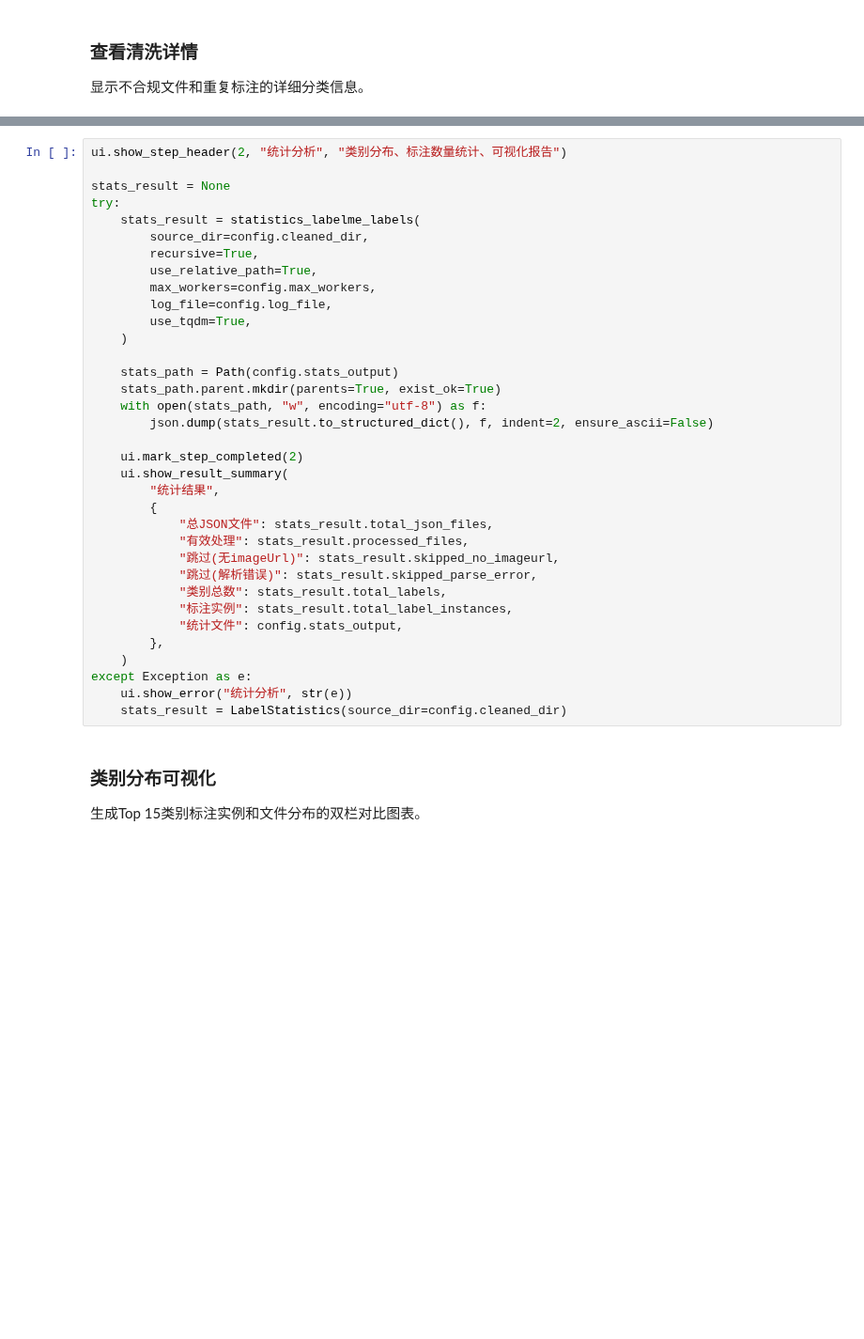
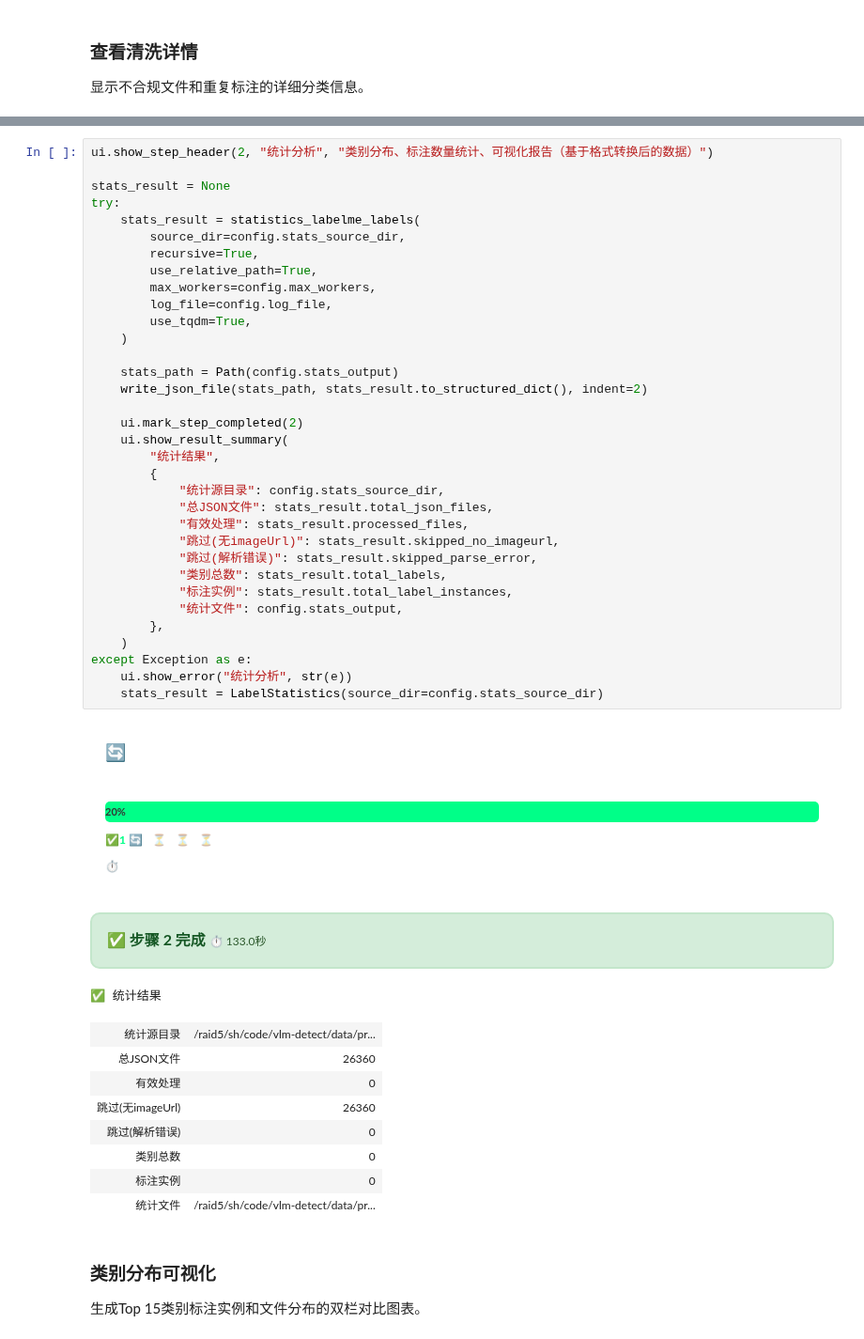
Before and after one commit to SunHao-AI/gemma4-ft, a Jupyter notebook: gemma4_multimodal_demo/notebooks/01-data_preparation-labelme_processing.ipynb, the cells around one changed output, grey strips where cells are left out. Shown at 94% size. Saved outputs shown, nothing was run; the diff lists cells and outputs as text; blank space fills up the shorter version.

```diff
--- a/gemma4_multimodal_demo/notebooks/01-data_preparation-labelme_processing.ipynb
+++ b/gemma4_multimodal_demo/notebooks/01-data_preparation-labelme_processing.ipynb
@@ -370,40 +745,55 @@ else:
 - **多线程并行处理** — `max_workers` 控制并行线程数
 - **结构化JSON输出** — 类别按字母排序，数量键按数字排序
 # %%
-ui.show_step_header(2, "统计分析", "类别分布、标注数量统计、可视化报告")
+ui.show_step_header(2, "统计分析", "类别分布、标注数量统计、可视化报告（基于格式转换后的数据）")
 
 stats_result = None
 try:
     stats_result = statistics_labelme_labels(
-        source_dir=config.cleaned_dir,
+        source_dir=config.stats_source_dir,
         recursive=True,
         use_relative_path=True,
         max_workers=config.max_workers,
         log_file=config.log_file,
         use_tqdm=True,
     )
 
     stats_path = Path(config.stats_output)
-    stats_path.parent.mkdir(parents=True, exist_ok=True)
-    with open(stats_path, "w", encoding="utf-8") as f:
-        json.dump(stats_result.to_structured_dict(), f, indent=2, ensure_ascii=False)
+    write_json_file(stats_path, stats_result.to_structured_dict(), indent=2)
 
     ui.mark_step_completed(2)
     ui.show_result_summary(
         "统计结果",
         {
+            "统计源目录": config.stats_source_dir,
             "总JSON文件": stats_result.total_json_files,
             "有效处理": stats_result.processed_files,
             "跳过(无imageUrl)": stats_result.skipped_no_imageurl,
             "跳过(解析错误)": stats_result.skipped_parse_error,
             "类别总数": stats_result.total_labels,
             "标注实例": stats_result.total_label_instances,
             "统计文件": config.stats_output,
         },
     )
 except Exception as e:
     ui.show_error("统计分析", str(e))
-    stats_result = LabelStatistics(source_dir=config.cleaned_dir)
+    stats_result = LabelStatistics(source_dir=config.stats_source_dir)
+# %% [output]
+🔄 步骤 2: 统计分析
+类别分布、标注数量统计、可视化报告（基于格式转换后的数据）
+20%
+✅1 🔄2 ⏳3 ⏳4 ⏳5
+⏱️ 已用时 126.5秒
+✅ 步骤 2 完成 ⏱️ 133.0秒
+✅ 统计结果
+| 统计源目录 | /raid5/sh/code/vlm-detect/data/pr... |
+| 总JSON文件 | 26360 |
+| 有效处理 | 0 |
+| 跳过(无imageUrl) | 26360 |
+| 跳过(解析错误) | 0 |
+| 类别总数 | 0 |
+| 标注实例 | 0 |
+| 统计文件 | /raid5/sh/code/vlm-detect/data/pr... |
 # %% [markdown]
 ### 类别分布可视化
 
```
Also changed, not shown: parts of 22 cells of this notebook, 29 other files.
